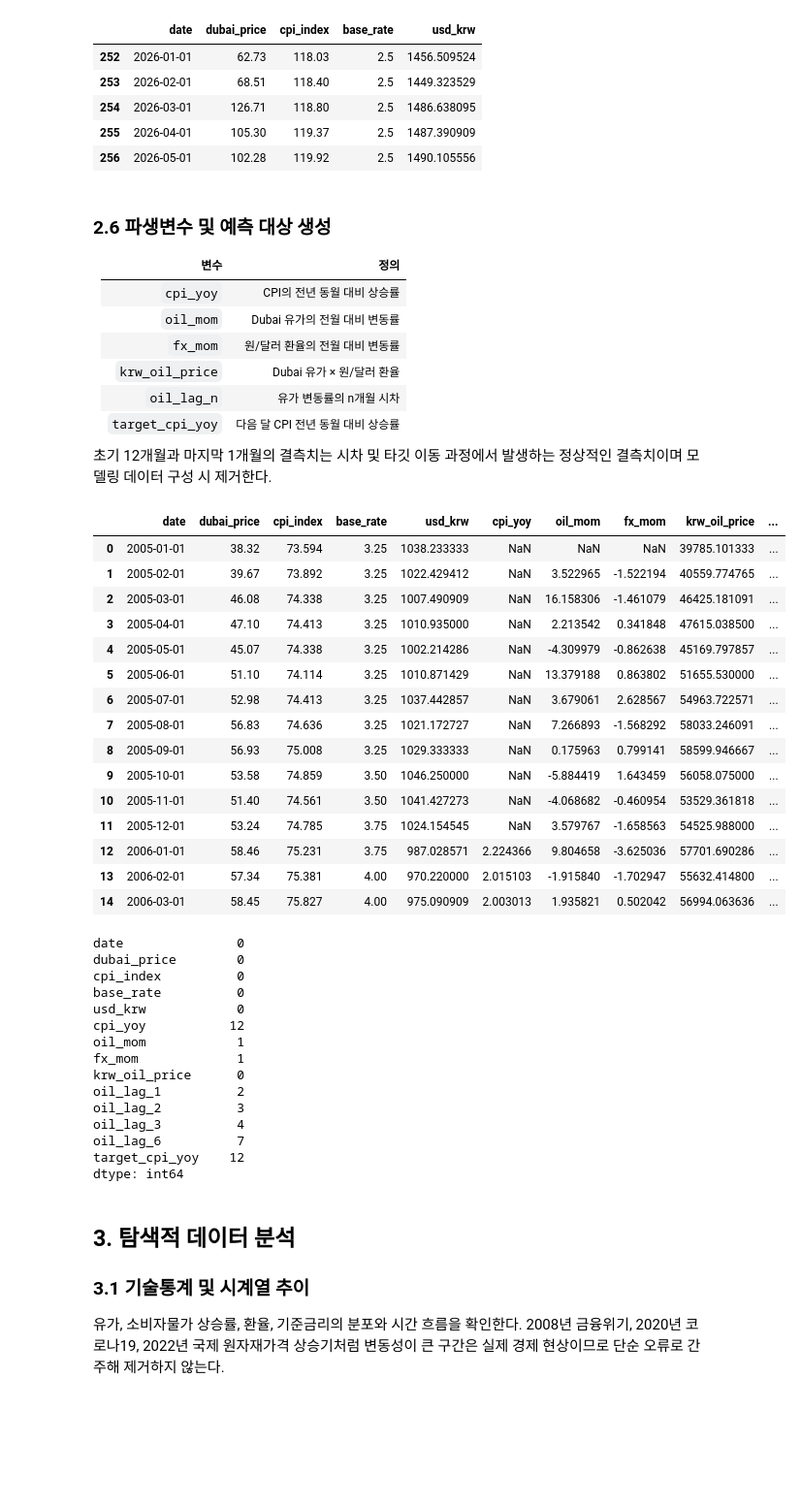
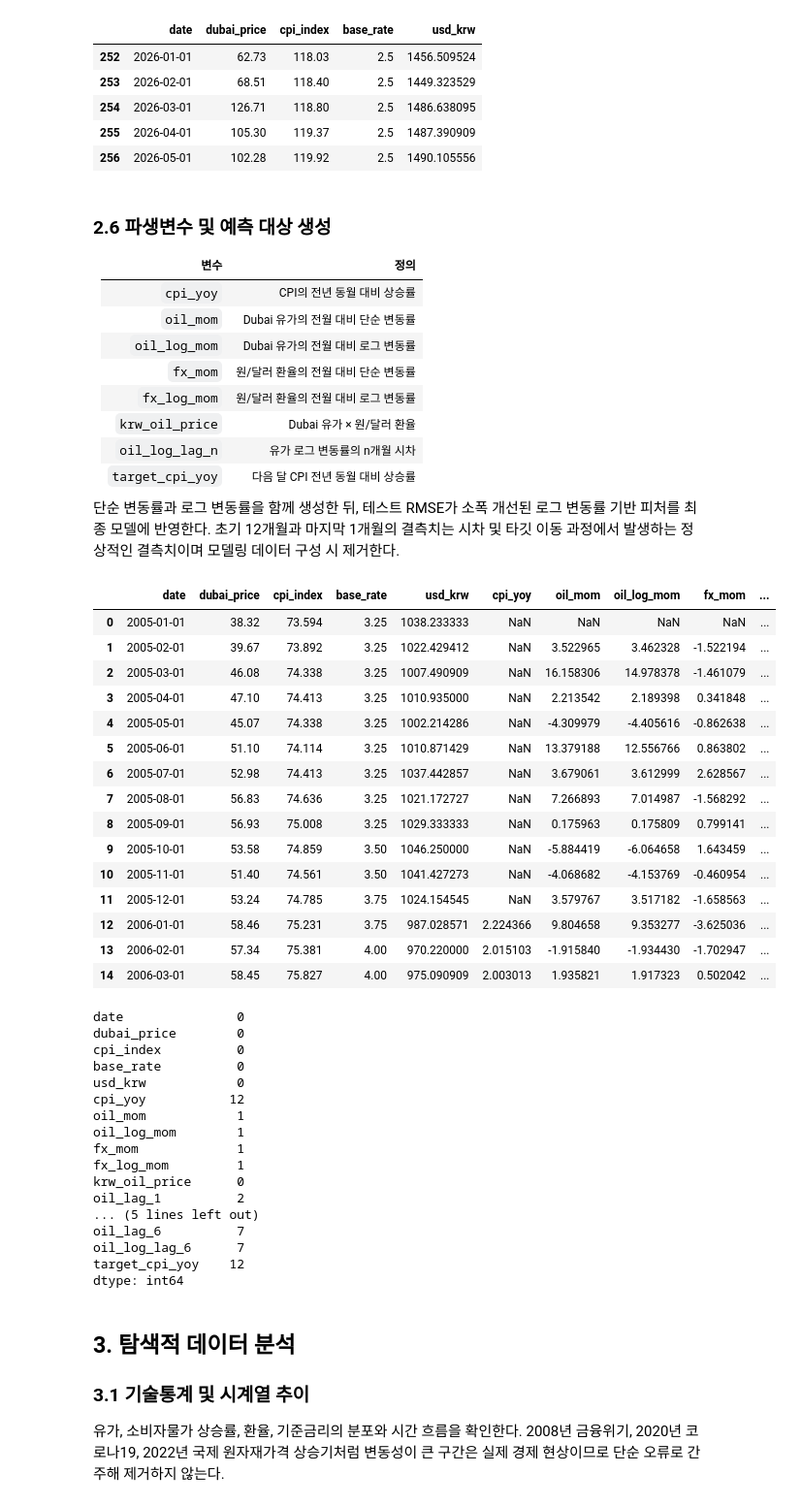
Before and after one commit to Polalise/MachineLearning_oil, a Jupyter notebook: model.ipynb, the cells around one changed output. Shown at 97% size. Drawn from its saved outputs; the diff is of its cells as text; code cells hidden in the pictures; blank space fills up the shorter version.

```diff
--- a/model.ipynb
+++ b/model.ipynb
@@ -270,62 +270,75 @@ dtype: int64
 | 변수 | 정의 |
 |---|---|
 | `cpi_yoy` | CPI의 전년 동월 대비 상승률 |
-| `oil_mom` | Dubai 유가의 전월 대비 변동률 |
-| `fx_mom` | 원/달러 환율의 전월 대비 변동률 |
+| `oil_mom` | Dubai 유가의 전월 대비 단순 변동률 |
+| `oil_log_mom` | Dubai 유가의 전월 대비 로그 변동률 |
+| `fx_mom` | 원/달러 환율의 전월 대비 단순 변동률 |
+| `fx_log_mom` | 원/달러 환율의 전월 대비 로그 변동률 |
 | `krw_oil_price` | Dubai 유가 × 원/달러 환율 |
-| `oil_lag_n` | 유가 변동률의 n개월 시차 |
+| `oil_log_lag_n` | 유가 로그 변동률의 n개월 시차 |
 | `target_cpi_yoy` | 다음 달 CPI 전년 동월 대비 상승률 |
 
-초기 12개월과 마지막 1개월의 결측치는 시차 및 타깃 이동 과정에서 발생하는 정상적인 결측치이며 모델링 데이터 구성 시 제거한다.
+단순 변동률과 로그 변동률을 함께 생성한 뒤, 테스트 RMSE가 소폭 개선된 로그 변동률 기반 피처를 최종 모델에 반영한다. 초기 12개월과 마지막 1개월의 결측치는 시차 및 타깃 이동 과정에서 발생하는 정상적인 결측치이며 모델링 데이터 구성 시 제거한다.
 # %%
 analysis_df = monthly_df.copy()
 
-# 소비자물가 전년 동월 대비 상승률
+# CPI year-over-year inflation rate
 analysis_df["cpi_yoy"] = (
     analysis_df["cpi_index"].pct_change(12) * 100
 )
 
-# Dubai 유가 월간 변동률
+# Dubai oil monthly simple return
 analysis_df["oil_mom"] = (
     analysis_df["dubai_price"].pct_change() * 100
 )
 
-# 환율 월간 변동률
+# Dubai oil monthly log return
+analysis_df["oil_log_mom"] = (
+    np.log(analysis_df["dubai_price"] / analysis_df["dubai_price"].shift(1)) * 100
+)
+
+# USD/KRW monthly simple return
 analysis_df["fx_mom"] = (
     analysis_df["usd_krw"].pct_change() * 100
 )
 
-# 원화 환산 원유 가격
+# USD/KRW monthly log return
+analysis_df["fx_log_mom"] = (
+    np.log(analysis_df["usd_krw"] / analysis_df["usd_krw"].shift(1)) * 100
+)
+
+# KRW-denominated Dubai oil price
 analysis_df["krw_oil_price"] = (
     analysis_df["dubai_price"] * analysis_df["usd_krw"]
 )
 
-# 유가 변동의 시차 변수
+# Lagged oil return features
 for lag in [1, 2, 3, 6]:
     analysis_df[f"oil_lag_{lag}"] = analysis_df["oil_mom"].shift(lag)
+    analysis_df[f"oil_log_lag_{lag}"] = analysis_df["oil_log_mom"].shift(lag)
 
-# 다음 달 물가상승률을 예측 대상으로 설정
+# Next-month CPI inflation target
 analysis_df["target_cpi_yoy"] = analysis_df["cpi_yoy"].shift(-1)
 
 display(analysis_df.head(15))
 print(analysis_df.isna().sum())
 # %% [output]
-|  | date | dubai_price | cpi_index | base_rate | usd_krw | cpi_yoy | oil_mom | fx_mom | krw_oil_price | ... |
-| 0 | 2005-01-01 | 38.32 | 73.594 | 3.25 | 1038.233333 | NaN | NaN | NaN | 39785.101333 | ... |
-| 1 | 2005-02-01 | 39.67 | 73.892 | 3.25 | 1022.429412 | NaN | 3.522965 | -1.522194 | 40559.774765 | ... |
-| 2 | 2005-03-01 | 46.08 | 74.338 | 3.25 | 1007.490909 | NaN | 16.158306 | -1.461079 | 46425.181091 | ... |
-| 3 | 2005-04-01 | 47.10 | 74.413 | 3.25 | 1010.935000 | NaN | 2.213542 | 0.341848 | 47615.038500 | ... |
-| 4 | 2005-05-01 | 45.07 | 74.338 | 3.25 | 1002.214286 | NaN | -4.309979 | -0.862638 | 45169.797857 | ... |
-| 5 | 2005-06-01 | 51.10 | 74.114 | 3.25 | 1010.871429 | NaN | 13.379188 | 0.863802 | 51655.530000 | ... |
-| 6 | 2005-07-01 | 52.98 | 74.413 | 3.25 | 1037.442857 | NaN | 3.679061 | 2.628567 | 54963.722571 | ... |
-| 7 | 2005-08-01 | 56.83 | 74.636 | 3.25 | 1021.172727 | NaN | 7.266893 | -1.568292 | 58033.246091 | ... |
-| 8 | 2005-09-01 | 56.93 | 75.008 | 3.25 | 1029.333333 | NaN | 0.175963 | 0.799141 | 58599.946667 | ... |
-| 9 | 2005-10-01 | 53.58 | 74.859 | 3.50 | 1046.250000 | NaN | -5.884419 | 1.643459 | 56058.075000 | ... |
-| 10 | 2005-11-01 | 51.40 | 74.561 | 3.50 | 1041.427273 | NaN | -4.068682 | -0.460954 | 53529.361818 | ... |
-| 11 | 2005-12-01 | 53.24 | 74.785 | 3.75 | 1024.154545 | NaN | 3.579767 | -1.658563 | 54525.988000 | ... |
-| 12 | 2006-01-01 | 58.46 | 75.231 | 3.75 | 987.028571 | 2.224366 | 9.804658 | -3.625036 | 57701.690286 | ... |
-| 13 | 2006-02-01 | 57.34 | 75.381 | 4.00 | 970.220000 | 2.015103 | -1.915840 | -1.702947 | 55632.414800 | ... |
-| 14 | 2006-03-01 | 58.45 | 75.827 | 4.00 | 975.090909 | 2.003013 | 1.935821 | 0.502042 | 56994.063636 | ... |
+|  | date | dubai_price | cpi_index | base_rate | usd_krw | cpi_yoy | oil_mom | oil_log_mom | fx_mom | ... |
+| 0 | 2005-01-01 | 38.32 | 73.594 | 3.25 | 1038.233333 | NaN | NaN | NaN | NaN | ... |
+| 1 | 2005-02-01 | 39.67 | 73.892 | 3.25 | 1022.429412 | NaN | 3.522965 | 3.462328 | -1.522194 | ... |
+| 2 | 2005-03-01 | 46.08 | 74.338 | 3.25 | 1007.490909 | NaN | 16.158306 | 14.978378 | -1.461079 | ... |
+| 3 | 2005-04-01 | 47.10 | 74.413 | 3.25 | 1010.935000 | NaN | 2.213542 | 2.189398 | 0.341848 | ... |
+| 4 | 2005-05-01 | 45.07 | 74.338 | 3.25 | 1002.214286 | NaN | -4.309979 | -4.405616 | -0.862638 | ... |
+| 5 | 2005-06-01 | 51.10 | 74.114 | 3.25 | 1010.871429 | NaN | 13.379188 | 12.556766 | 0.863802 | ... |
+| 6 | 2005-07-01 | 52.98 | 74.413 | 3.25 | 1037.442857 | NaN | 3.679061 | 3.612999 | 2.628567 | ... |
+| 7 | 2005-08-01 | 56.83 | 74.636 | 3.25 | 1021.172727 | NaN | 7.266893 | 7.014987 | -1.568292 | ... |
+| 8 | 2005-09-01 | 56.93 | 75.008 | 3.25 | 1029.333333 | NaN | 0.175963 | 0.175809 | 0.799141 | ... |
+| 9 | 2005-10-01 | 53.58 | 74.859 | 3.50 | 1046.250000 | NaN | -5.884419 | -6.064658 | 1.643459 | ... |
+| 10 | 2005-11-01 | 51.40 | 74.561 | 3.50 | 1041.427273 | NaN | -4.068682 | -4.153769 | -0.460954 | ... |
+| 11 | 2005-12-01 | 53.24 | 74.785 | 3.75 | 1024.154545 | NaN | 3.579767 | 3.517182 | -1.658563 | ... |
+| 12 | 2006-01-01 | 58.46 | 75.231 | 3.75 | 987.028571 | 2.224366 | 9.804658 | 9.353277 | -3.625036 | ... |
+| 13 | 2006-02-01 | 57.34 | 75.381 | 4.00 | 970.220000 | 2.015103 | -1.915840 | -1.934430 | -1.702947 | ... |
+| 14 | 2006-03-01 | 58.45 | 75.827 | 4.00 | 975.090909 | 2.003013 | 1.935821 | 1.917323 | 0.502042 | ... |
 date               0
 dubai_price        0
 cpi_index          0
@@ -333,12 +346,14 @@ base_rate          0
 usd_krw            0
 cpi_yoy           12
 oil_mom            1
+oil_log_mom        1
 fx_mom             1
+fx_log_mom         1
 krw_oil_price      0
 oil_lag_1          2
-oil_lag_2          3
-oil_lag_3          4
+... (5 lines left out)
 oil_lag_6          7
+oil_log_lag_6      7
 target_cpi_yoy    12
 dtype: int64
 # %% [markdown]
```
Also changed, not shown: parts of 19 cells of this notebook, 8 other files.
